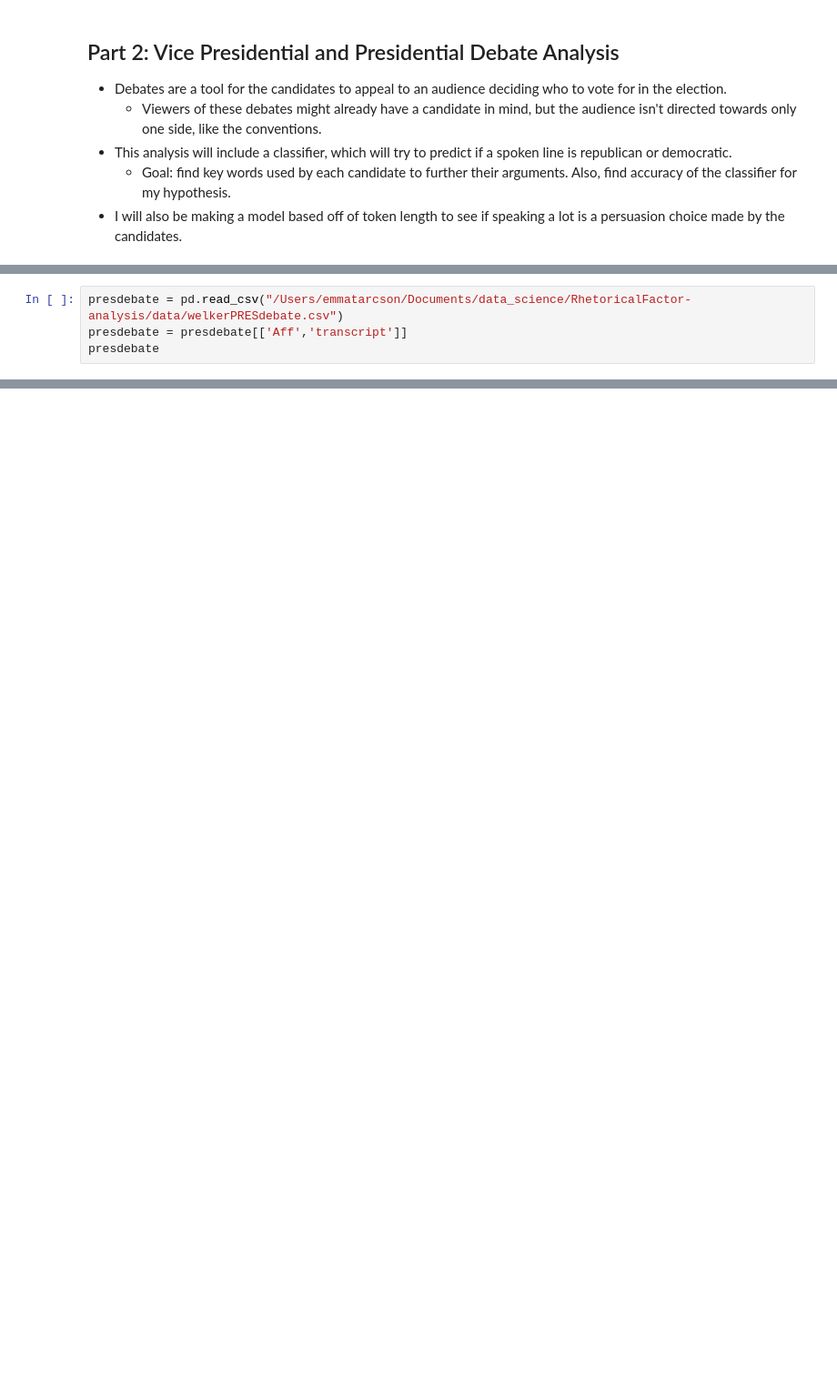
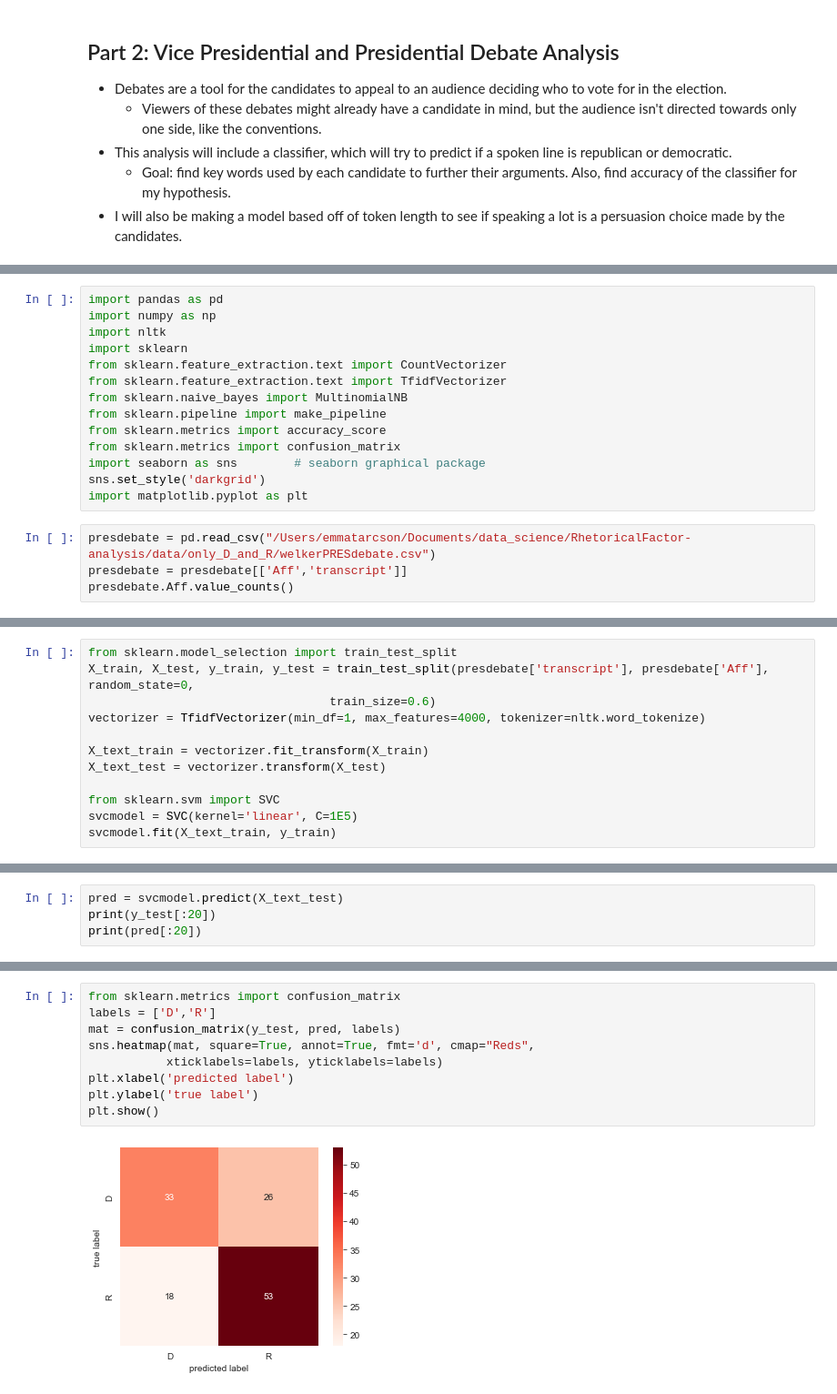
Before and after one commit to Data-Science-for-Linguists-2021/PoliticalRhetoric-analysis, a Jupyter notebook: analysis_notebooks/debate_analysis.ipynb, the cells around one changed output, grey strips where cells are left out. Shown at 91% size. Drawn from its saved outputs; the diff is of its cells as text; blank space fills up the shorter version.

```diff
--- a/analysis_notebooks/debate_analysis.ipynb
+++ b/analysis_notebooks/debate_analysis.ipynb
@@ -10,5 +8,19 @@ import pandas as pd
+# %%
+import pandas as pd
+import numpy as np
+import nltk
+import sklearn
+from sklearn.feature_extraction.text import CountVectorizer
+from sklearn.feature_extraction.text import TfidfVectorizer
+from sklearn.naive_bayes import MultinomialNB
+from sklearn.pipeline import make_pipeline
+from sklearn.metrics import accuracy_score
+from sklearn.metrics import confusion_matrix
+import seaborn as sns        # seaborn graphical package
+sns.set_style('darkgrid')
+import matplotlib.pyplot as plt
 # %%
-presdebate = pd.read_csv("/Users/emmatarcson/Documents/data_science/RhetoricalFactor-analysis/data/welkerPRESdebate.csv")
+presdebate = pd.read_csv("/Users/emmatarcson/Documents/data_science/RhetoricalFactor-analysis/data/only_D_and_R/welkerPRESdebate.csv")
 presdebate = presdebate[['Aff','transcript']]
-presdebate
+presdebate.Aff.value_counts()
 # %% [output]
@@ -27,0 +30,12 @@ presdebate
+# %%
+from sklearn.model_selection import train_test_split
+X_train, X_test, y_train, y_test = train_test_split(presdebate['transcript'], presdebate['Aff'], random_state=0,
+                                  train_size=0.6)
+vectorizer = TfidfVectorizer(min_df=1, max_features=4000, tokenizer=nltk.word_tokenize)
+
+X_text_train = vectorizer.fit_transform(X_train)
+X_text_test = vectorizer.transform(X_test)
+
+from sklearn.svm import SVC
+svcmodel = SVC(kernel='linear', C=1E5)
+svcmodel.fit(X_text_train, y_train)
@@ -27,0 +44,4 @@ presdebate
+# %%
+pred = svcmodel.predict(X_text_test)
+print(y_test[:20])
+print(pred[:20])
@@ -27,0 +75,11 @@ presdebate
+# %%
+from sklearn.metrics import confusion_matrix
+labels = ['D','R']
+mat = confusion_matrix(y_test, pred, labels)
+sns.heatmap(mat, square=True, annot=True, fmt='d', cmap="Reds",
+           xticklabels=labels, yticklabels=labels)
+plt.xlabel('predicted label')
+plt.ylabel('true label')
+plt.show()
+# %% [output]
+[figure, added]
```
Also changed, not shown: parts of 29 cells of this notebook, 1 other file.
